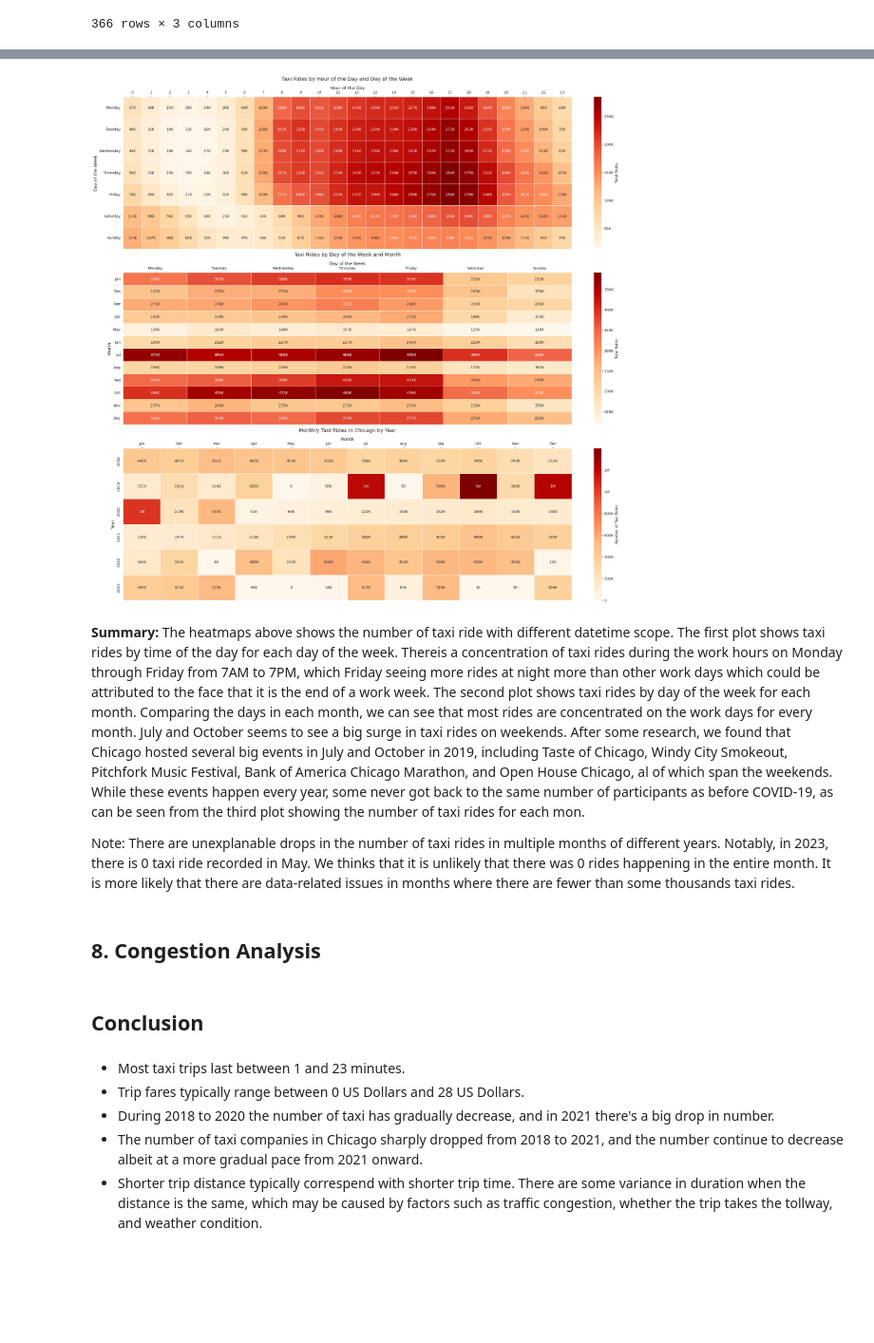
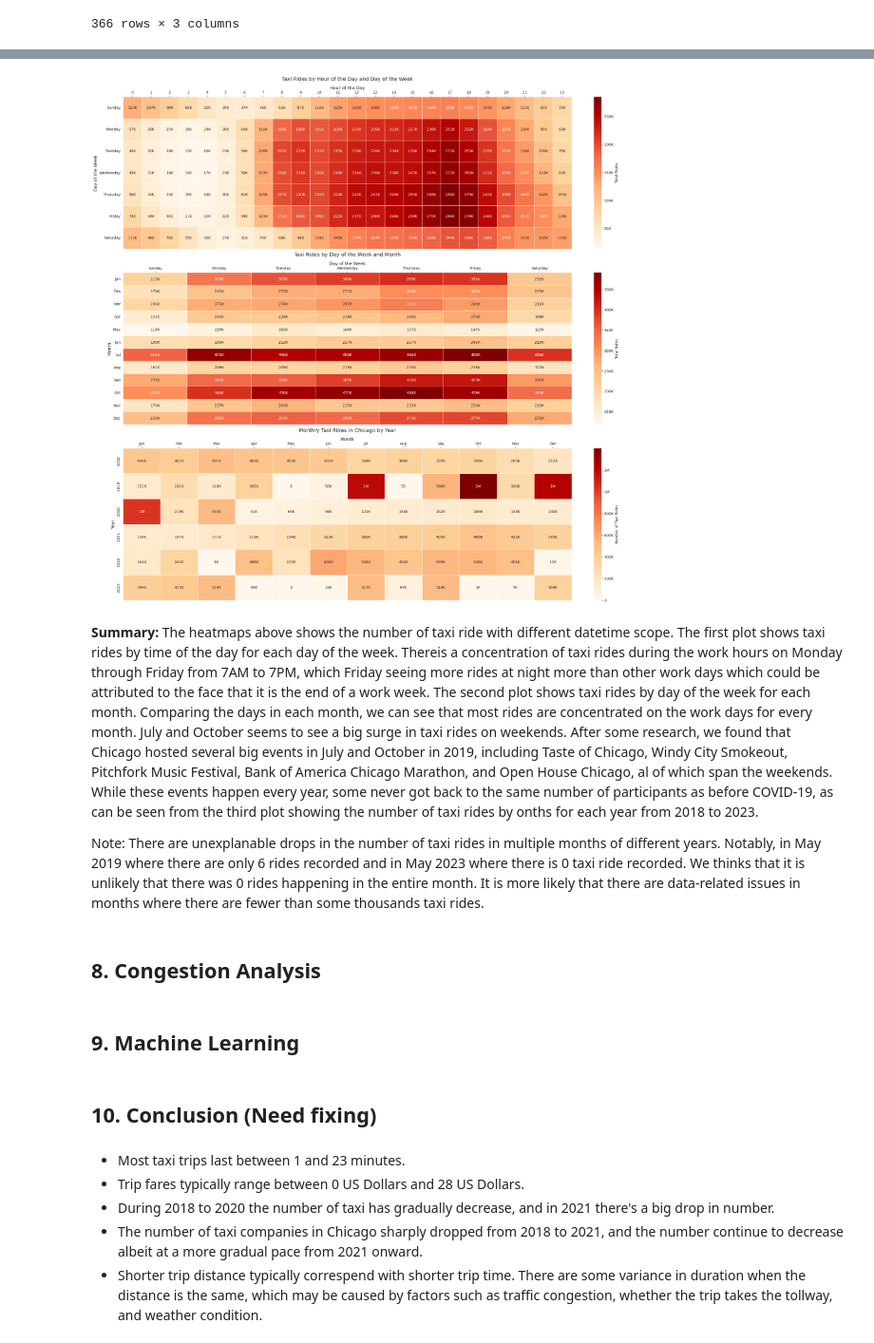
Before and after one commit to pp-monika/chicago-transportation-analysis, a Jupyter notebook: QST2-Analyzing-Transportation-Patterns-Using-Chicago-Taxi-Trip-and-Chicago-Rideshare-for-Urban-Planning-Insights-2.ipynb, the cells around one changed output, grey strips where cells are left out. Shown at 95% size. Saved outputs shown, nothing was run; the diff lists cells and outputs as text; code cells hidden in the pictures; blank space fills up the shorter version.

```diff
--- a/QST2-Analyzing-Transportation-Patterns-Using-Chicago-Taxi-Trip-and-Chicago-Rideshare-for-Urban-Planning-Insights-2.ipynb
+++ b/QST2-Analyzing-Transportation-Patterns-Using-Chicago-Taxi-Trip-and-Chicago-Rideshare-for-Urban-Planning-Insights-2.ipynb
@@ -879,11 +1169,21 @@ hour_day_trips
 168 rows × 3 columns
-# %%
-heatmap_data = month_year_trips_full.pivot(index="year", columns="month", values="total_rides")
-heatmap_day_week_month_data = day_week_month_trips.pivot(index="month", columns="day_of_week", values="total_rides")
-heatmap_hour_day_data = hour_day_trips.pivot(index="day_of_week", columns="hour_of_day", values="total_rides")
-heatmap_month_day_data = month_day_trips_full.pivot(index="month", columns="day_of_month", values="total_rides")
 # %%
-day_order = ["Monday", "Tuesday", "Wednesday", "Thursday", "Friday", "Saturday", "Sunday"]
+day_order = ["Sunday", "Monday", "Tuesday", "Wednesday", "Thursday", "Friday", "Saturday"]
 hour_of_day = np.arange(24)
 month_labels = ["Jan", "Feb", "Mar", "Apr", "May", "Jun", "Jul", "Aug", "Sep", "Oct", "Nov", "Dec"]
 year_labels = np.arange(2018, 2024)
+# %%
+all_years = month_year_trips_pd["year"].unique()
+all_months = range(1, 13)
+
+# Create a full index with all combinations of years and months
+full_index = pd.MultiIndex.from_product([all_years, all_months], names=["year", "month"])
+
+# Reindex the DataFrame to include all combinations, filling missing values with 0
+month_year_trips_full = month_year_trips_pd.set_index(["year", "month"]) \
+    .reindex(full_index, fill_value=0) \
+    .reset_index()
+
+heatmap_month_year_data = month_year_trips_full.pivot(index="year", columns="month", values="total_rides")
+heatmap_day_week_month_data = day_week_month_trips.pivot(index="month", columns="day_of_week", values="total_rides").reindex(columns=day_order)
+heatmap_hour_day_data = hour_day_trips.pivot(index="day_of_week", columns="hour_of_day", values="total_rides").reindex(index=day_order)
@@ -962,44 +1275,46 @@ format_colorbar(plt.gcf().axes[-1])
 
 # Heatmap 3: Monthly Taxi Rides in Chicago by Year
 sns.heatmap(
-    heatmap_data,
+    heatmap_month_year_data,
     annot=True,
     fmt=".0f",
     cmap=plt.cm.OrRd,
     linewidths=0.5,
     cbar_kws={"label": "Number of Taxi Rides"},
     ax=axes[2]
 )
 axes[2].set_title("Monthly Taxi Rides in Chicago by Year", fontsize=14, pad=15)
 axes[2].set_xlabel("Month", fontsize=12)
 axes[2].set_ylabel("Year", fontsize=12)
 axes[2].set_xticks(np.arange(len(heatmap_data.columns)) + 0.5)
 axes[2].set_xticklabels(month_labels, rotation=0)
 axes[2].xaxis.set_label_position('top')
 axes[2].xaxis.tick_top()
 
 # Format text annotations and colorbar for heatmap 3
 for text in axes[2].texts:
     value = int(text.get_text())
     if value >= 1_000_000:
         text.set_text(f"{value // 1_000_000}M")
     elif value >= 1_000:
         text.set_text(f"{value // 1_000}K")
     else:
         text.set_text(f"{value}")
 format_colorbar(plt.gcf().axes[-1])
 
 plt.show()
 # %% [output]
-[figure, old version]
+[figure, new version]
 # %% [markdown]
-**Summary:** The heatmaps above shows the number of taxi ride with different datetime scope. The first plot shows taxi rides by time of the day for each day of the week. Thereis a concentration of taxi rides during the work hours on Monday through Friday from 7AM to 7PM, which Friday seeing more rides at night more than other work days which could be attributed to the face that it is the end of a work week. The second plot shows taxi rides by day of the week for each month. Comparing the days in each month, we can see that most rides are concentrated on the work days for every month. July and October seems to see a big surge in taxi rides on weekends. After some research, we found that Chicago hosted several big events in July and October in 2019, including Taste of Chicago, Windy City Smokeout, Pitchfork Music Festival, Bank of America Chicago Marathon, and Open House Chicago, al of which span the weekends. While these events happen every year, some never got back to the same number of participants as before COVID-19, as can be seen from the third plot showing the number of taxi rides for each mon.
+**Summary:** The heatmaps above shows the number of taxi ride with different datetime scope. The first plot shows taxi rides by time of the day for each day of the week. Thereis a concentration of taxi rides during the work hours on Monday through Friday from 7AM to 7PM, which Friday seeing more rides at night more than other work days which could be attributed to the face that it is the end of a work week. The second plot shows taxi rides by day of the week for each month. Comparing the days in each month, we can see that most rides are concentrated on the work days for every month. July and October seems to see a big surge in taxi rides on weekends. After some research, we found that Chicago hosted several big events in July and October in 2019, including Taste of Chicago, Windy City Smokeout, Pitchfork Music Festival, Bank of America Chicago Marathon, and Open House Chicago, al of which span the weekends. While these events happen every year, some never got back to the same number of participants as before COVID-19, as can be seen from the third plot showing the number of taxi rides by onths for each year from 2018 to 2023.
 
-Note: There are unexplanable drops in the number of taxi rides in multiple months of different years. Notably, in 2023, there is 0 taxi ride recorded in May. We thinks that it is unlikely that there was 0 rides happening in the entire month. It is more likely that there are data-related issues in months where there are fewer than some thousands taxi rides.
+Note: There are unexplanable drops in the number of taxi rides in multiple months of different years. Notably, in May 2019 where there are only 6 rides recorded and in May 2023 where there is 0 taxi ride recorded. We thinks that it is unlikely that there was 0 rides happening in the entire month. It is more likely that there are data-related issues in months where there are fewer than some thousands taxi rides.
 # %% [markdown]
 ## 8. Congestion Analysis
+# %% [markdown]
+## 9. Machine Learning
 # %% [markdown]
-## Conclusion
+## 10. Conclusion (Need fixing)
 # %% [markdown]
 - Most taxi trips last between 1 and 23 minutes.
 - Trip fares typically range between 0 US Dollars and 28 US Dollars.
```
Also changed, not shown: parts of 47 cells of this notebook.
